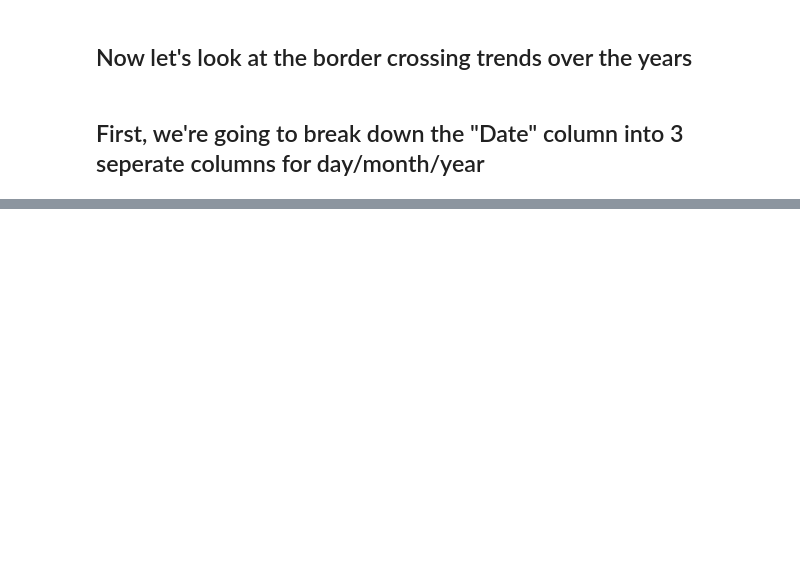
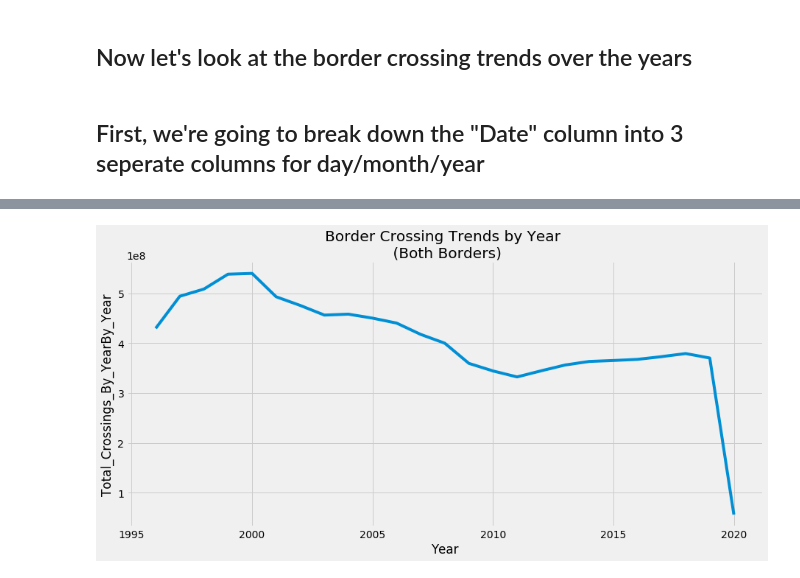
Before and after one commit to michaelbeebe123/us_border_crossings, a Jupyter notebook: border_crossings.ipynb, the cells around one changed output, grey strips where cells are left out. Drawn from its saved outputs; the diff is of its cells as text; code cells hidden in the pictures; blank space fills up the shorter version.

```diff
--- a/border_crossings.ipynb
+++ b/border_crossings.ipynb
@@ -141,0 +197,3 @@ plt.show()
+# %%
+df1['Total_Crossings_By_Border'] = df1.groupby('Border')['Crossings'].transform('sum')
+df1[['Border', 'Total_Crossings_By_Border']]
@@ -145,3 +217,10 @@ Now let's look at the border crossing trends over the years
 # %% [markdown]
 First, we're going to break down the "Date" column into 3 seperate columns for day/month/year
 ---
+# %%
+df1['Date'] = pd.to_datetime(df1['Date'])
+df1['Year'] = df1['Date'].dt.year
+df1['Month'] = df1['Date'].dt.month
+df1['Day'] = df1['Date'].dt.day
+df1 = df1.drop(columns="Date")
+df1.head()
@@ -147,0 +237,2 @@ First, we're going to break down the "Date" column into 3 seperate columns for d
+# %%
+df1['Total_Crossings_By_YearBy_Year'] = df1.groupby('Year')['Crossings'].transform('sum')
@@ -147,0 +247,9 @@ First, we're going to break down the "Date" column into 3 seperate columns for d
+# %%
+fig = plt.figure(figsize=(12, 5))
+ax = fig.add_axes([0,0,1,1])
+sns.lineplot(x=df1['Year'], y=df1['Total_Crossings_By_YearBy_Year'], ax=ax)
+plt.title('Border Crossing Trends by Year \n (Both Borders)')
+plt.tight_layout()
+plt.show()
+# %% [output]
+[figure, added]
```
Also changed, not shown: parts of 18 cells of this notebook.
